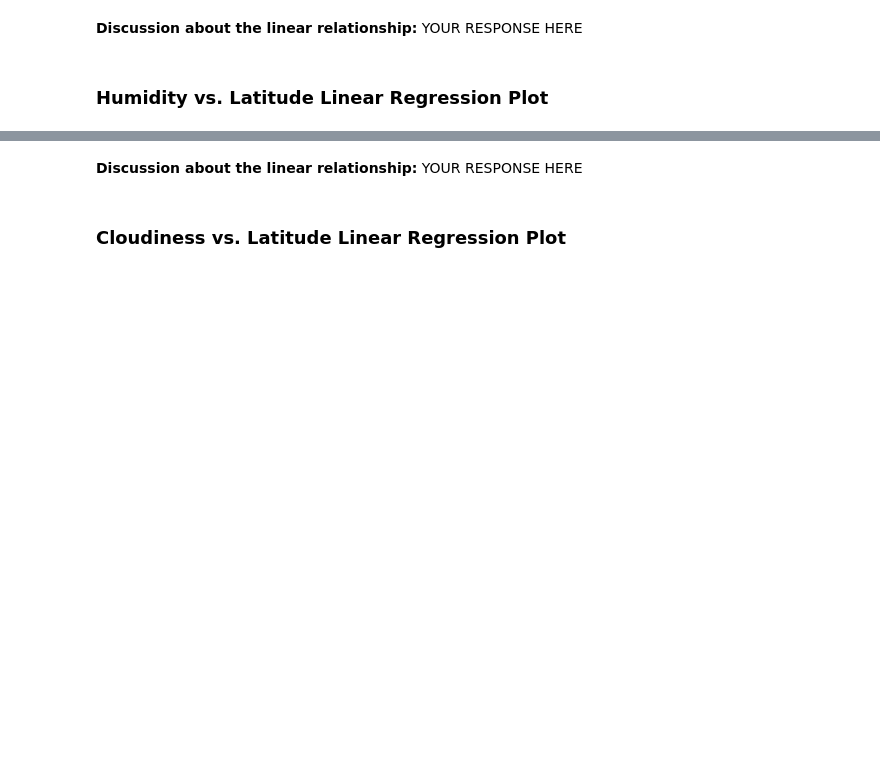
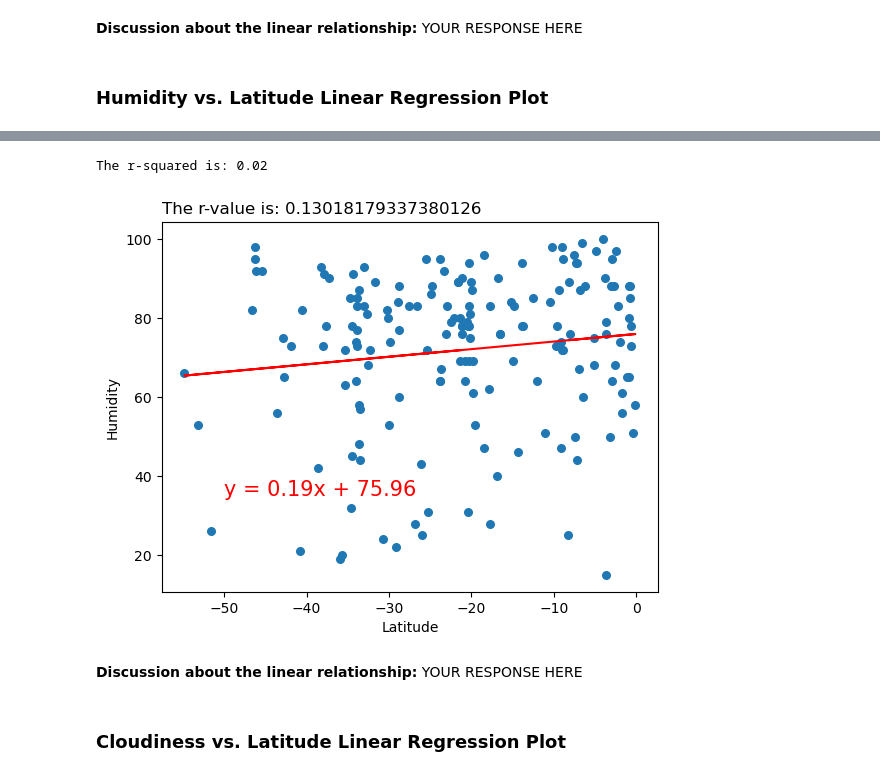
Before and after one commit to andcetera/python-api-challenge, a Jupyter notebook: Project Files/WeatherPy.ipynb, the cells around one changed output, grey strips where cells are left out. Cells and saved outputs as stored; diff of their text form; code cells hidden in the pictures; blank space fills up the shorter version.

```diff
--- a/Project Files/WeatherPy.ipynb
+++ b/Project Files/WeatherPy.ipynb
@@ -380,3 +340,9 @@ The r-value is: 0.016947299326019086
+# %%
+# Southern Hemisphere
+create_graph(southern_hemi_df, 'Humidity', -50, 35)
+# %% [output]
+The r-squared is: 0.02
+[figure, added]
 # %% [markdown]
 **Discussion about the linear relationship:** YOUR RESPONSE HERE
 # %% [markdown]
```
Also changed, not shown: parts of 20 cells of this notebook.
